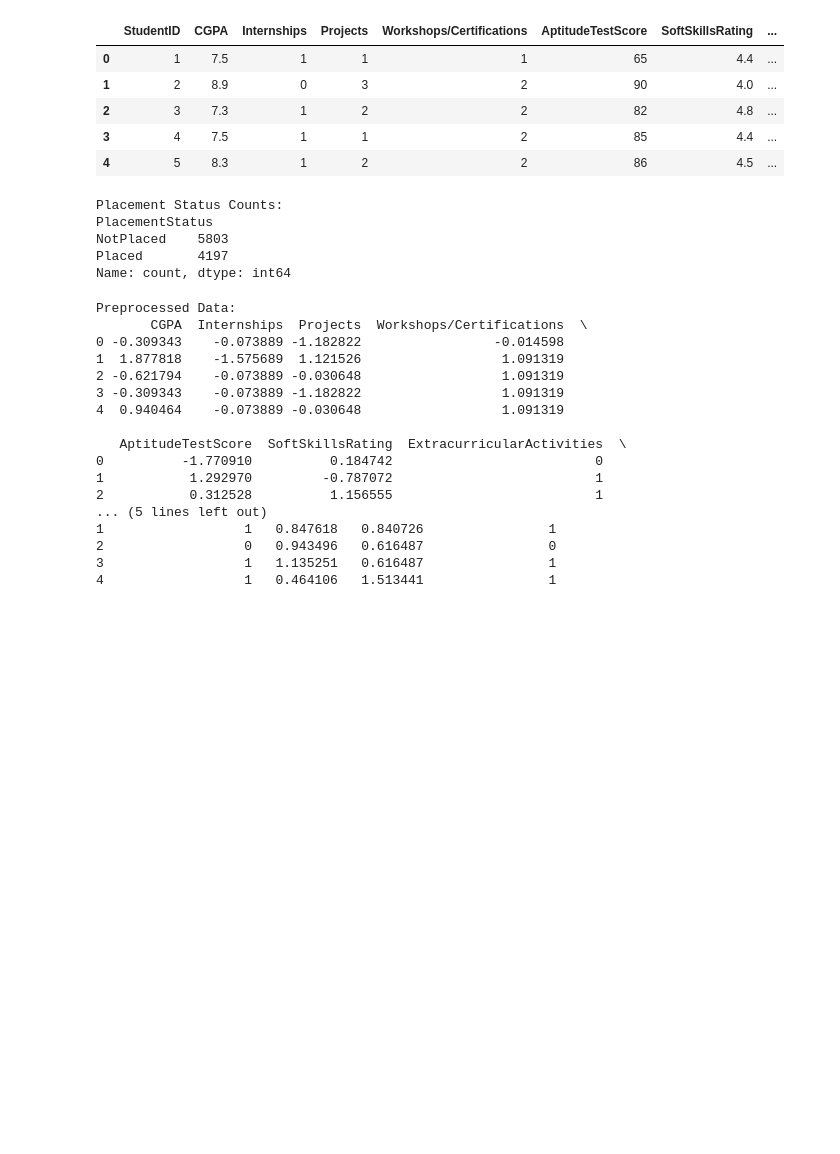
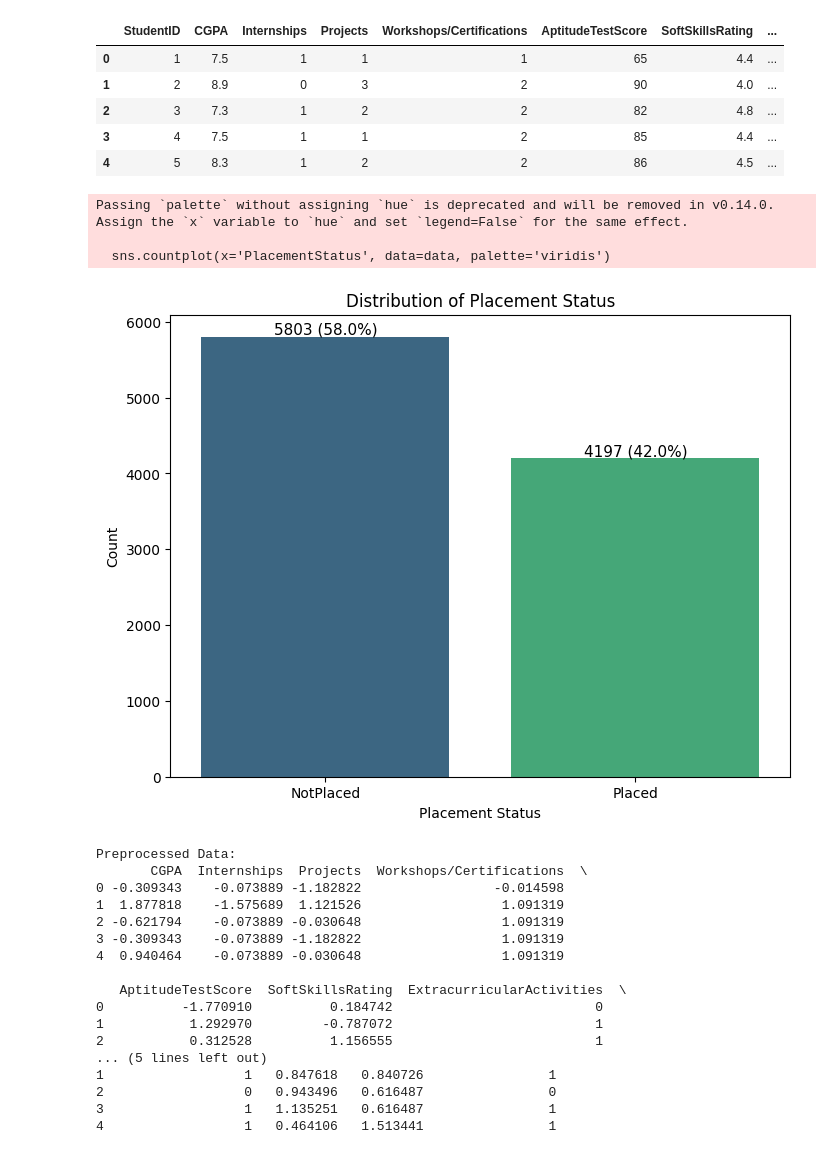
Before and after one commit to Hadeelhs/student-placement-prediction, a Jupyter notebook: placement_prediction-clustering.ipynb, the cells around one changed output. Cells and saved outputs as stored; diff of their text form; code cells hidden in the pictures; blank space fills up the shorter version.

Commit message:
target distribution added

```diff
--- a/placement_prediction-clustering.ipynb
+++ b/placement_prediction-clustering.ipynb
@@ -27,17 +27,32 @@ data.head()
 # %%
 # Drop rows with missing values
 data.dropna(inplace=True)
-# %%
-# Count the number of students placed and not placed
-placement_counts = data['PlacementStatus'].value_counts()
-print("Placement Status Counts:")
-print(placement_counts)
-# %% [output]
-Placement Status Counts:
-PlacementStatus
-NotPlaced    5803
-Placed       4197
-Name: count, dtype: int64
+# %%
+placement_counts = data['PlacementStatus'].value_counts()
+placement_percentages = (placement_counts / len(data)) * 100
+
+# Visualize the distribution of placement status (with percentages)
+plt.figure(figsize=(8, 6))
+sns.countplot(x='PlacementStatus', data=data, palette='viridis')
+plt.title('Distribution of Placement Status')
+plt.xlabel('Placement Status')
+plt.ylabel('Count')
+
+# Annotate the percentages on the bars
+for p in plt.gca().patches:
+    height = p.get_height()
+    percentage = (height / len(data)) * 100  # Calculate the percentage
+    plt.gca().annotate(f'{height:.0f} ({percentage:.1f}%)',
+                       (p.get_x() + p.get_width() / 2., height),
+                       ha='center', va='center', fontsize=11, color='black', xytext=(0, 5),
+                       textcoords='offset points')
+
+plt.show()
+# %% [output]
+Passing `palette` without assigning `hue` is deprecated and will be removed in v0.14.0. Assign the `x` variable to `hue` and set `legend=False` for the same effect.
+
+  sns.countplot(x='PlacementStatus', data=data, palette='viridis')
+[figure, added]
 # %%
 # Data Preprocessing
 
```
Also changed, not shown: 1 other file.
